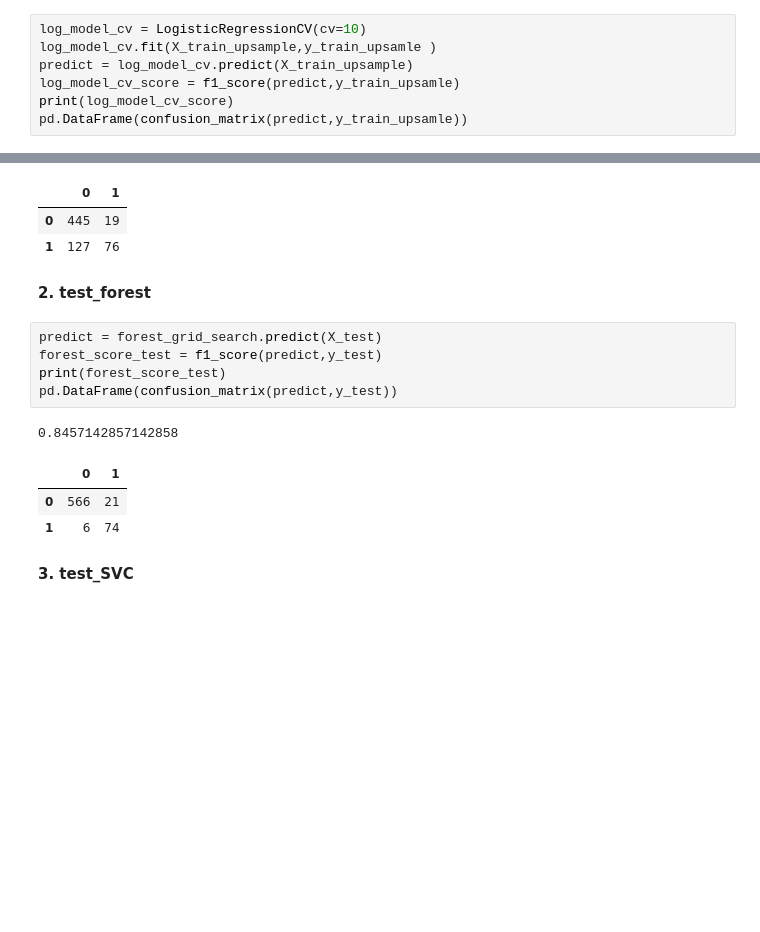
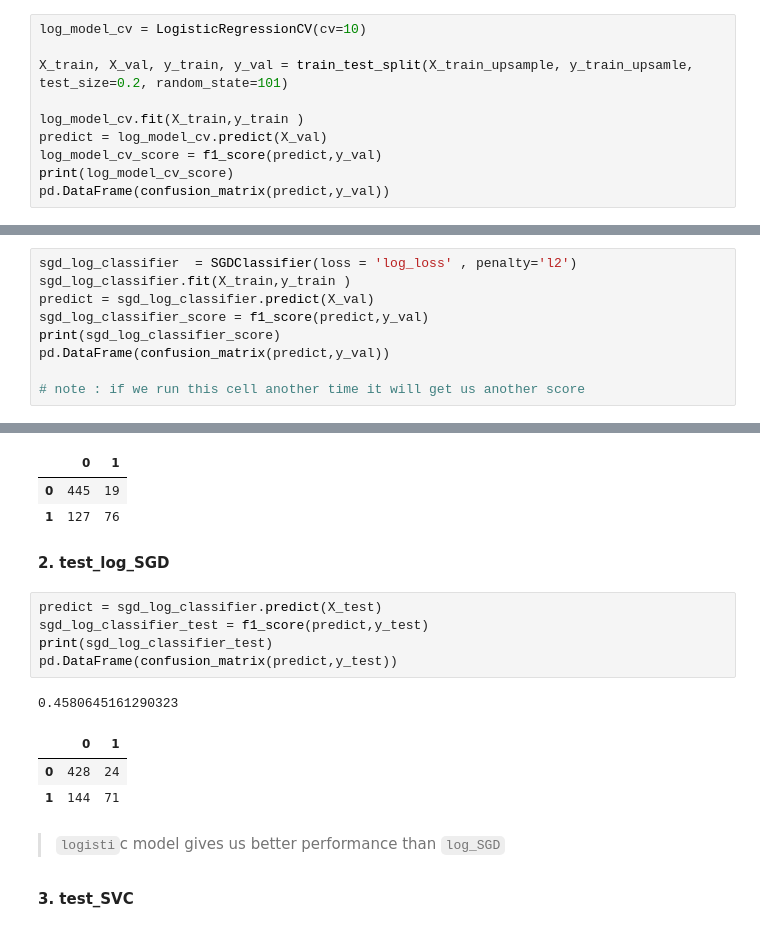
Before and after one commit to HadeerArafa/Electro-Pi-Scholarship, a Jupyter notebook: Classical_ML/Telecom_Churn/Telecom_Churn.ipynb, the cells around one changed output, grey strips where cells are left out. Drawn from its saved outputs; the diff is of its cells as text; blank space fills up the shorter version.

```diff
--- a/Classical_ML/Telecom_Churn/Telecom_Churn.ipynb
+++ b/Classical_ML/Telecom_Churn/Telecom_Churn.ipynb
@@ -422,9 +464,12 @@ y_train_upsamle.value_counts().plot.pie(autopct='%.2f%%',labels=val_count.index,
 **1. logistic regression**
 # %%
 log_model_cv = LogisticRegressionCV(cv=10)
-log_model_cv.fit(X_train_upsample,y_train_upsamle )
-predict = log_model_cv.predict(X_train_upsample)
-log_model_cv_score = f1_score(predict,y_train_upsamle)
+
+X_train, X_val, y_train, y_val = train_test_split(X_train_upsample, y_train_upsamle, test_size=0.2, random_state=101)
+
+log_model_cv.fit(X_train,y_train )
+predict = log_model_cv.predict(X_val)
+log_model_cv_score = f1_score(predict,y_val)
 print(log_model_cv_score)
-pd.DataFrame(confusion_matrix(predict,y_train_upsamle))
+pd.DataFrame(confusion_matrix(predict,y_val))
 # %% [output]
@@ -440,0 +480,9 @@ print(round(sgd_log_scores.mean(),3))
+# %%
+sgd_log_classifier  = SGDClassifier(loss = 'log_loss' , penalty='l2')
+sgd_log_classifier.fit(X_train,y_train )
+predict = sgd_log_classifier.predict(X_val)
+sgd_log_classifier_score = f1_score(predict,y_val)
+print(sgd_log_classifier_score)
+pd.DataFrame(confusion_matrix(predict,y_val))
+
+# note : if we run this cell another time it will get us another score
@@ -817,17 +892,19 @@ pd.DataFrame(confusion_matrix(predict,y_test))
 | 0 | 445 | 19 |
 | 1 | 127 | 76 |
 # %% [markdown]
-**2. test_forest**
+**2. test_log_SGD**
 # %%
-predict = forest_grid_search.predict(X_test)
-forest_score_test = f1_score(predict,y_test)
-print(forest_score_test)
+predict = sgd_log_classifier.predict(X_test)
+sgd_log_classifier_test = f1_score(predict,y_test)
+print(sgd_log_classifier_test)
 pd.DataFrame(confusion_matrix(predict,y_test))
 # %% [output]
-0.8457142857142858
+0.4580645161290323
 |  | 0 | 1 |
-| 0 | 566 | 21 |
-| 1 | 6 | 74 |
+| 0 | 428 | 24 |
+| 1 | 144 | 71 |
+# %% [markdown]
+> `logisti`c model gives us better performance than `log_SGD`
 # %% [markdown]
 **3. test_SVC**
 # %%
```
Also changed, not shown: parts of 39 cells of this notebook.
